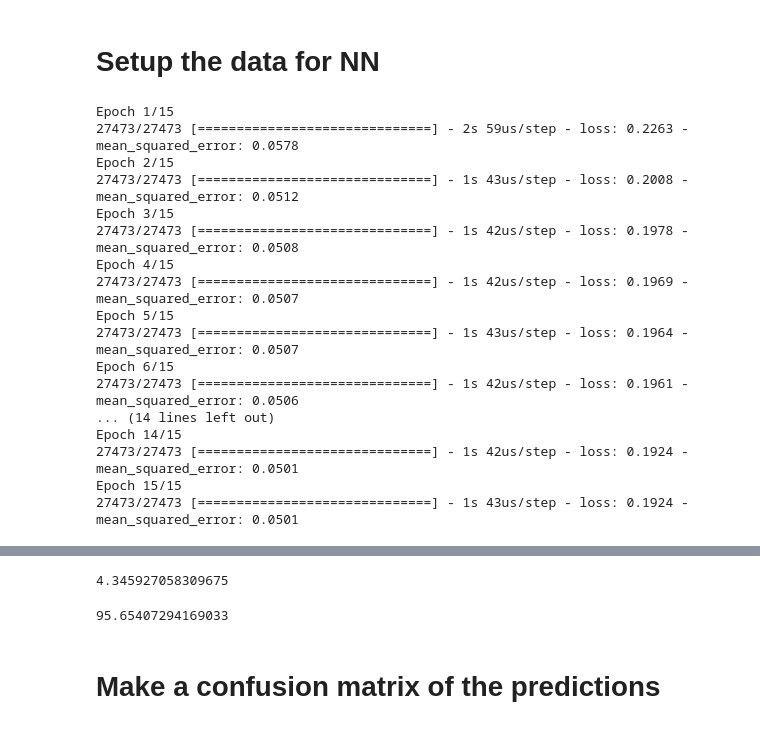
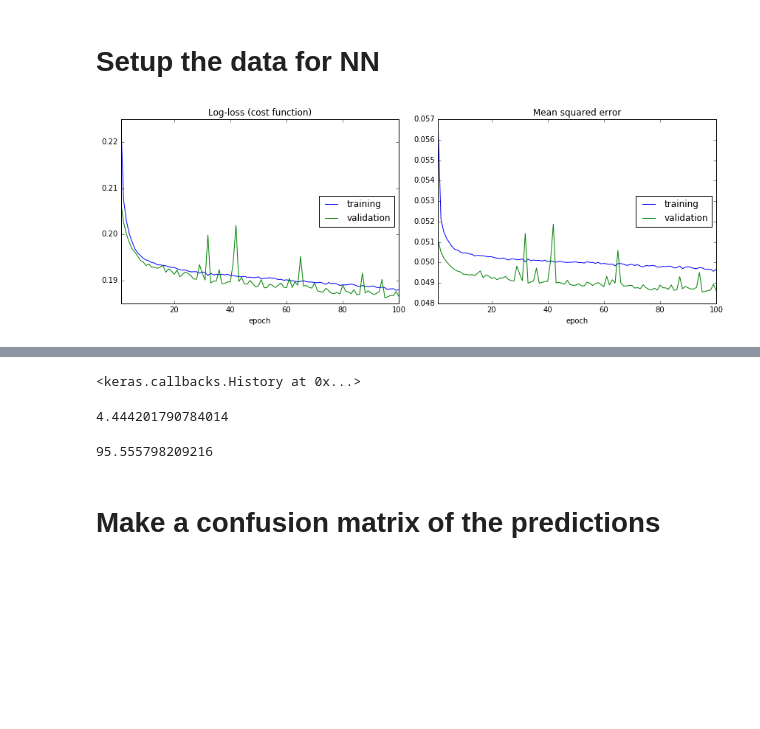
Before and after one commit to richpauloo/neural_net_groundwater, a Jupyter notebook: code/nn.ipynb, the cells around one changed output, grey strips where cells are left out. Saved outputs shown, nothing was run; the diff lists cells and outputs as text; code cells hidden in the pictures; blank space fills up the shorter version.

Commit message:
add sweet plots

```diff
--- a/code/nn.ipynb
+++ b/code/nn.ipynb
@@ -37,7 +34,7 @@ def baseline_model(X_train):
     model.add(Dense(7, activation='relu'))
     model.add(Dense(3, activation='relu'))
     model.add(Dense(1, activation='sigmoid'))
-    model.compile(loss='binary_crossentropy', optimizer='adam', metrics=['mse'])
+    model.compile(loss='binary_crossentropy', optimizer='sgd', metrics=['mse'])
 
     return model
 # %% [markdown]
@@ -60,26 +57,12 @@ X_train = np.array(train_features)
 X_test = np.array(test_features)
 y_train = np.array(train_labels)
 y_test = np.array(test_labels)
-
-# Fit model
-model = baseline_model(X_train)
-model.fit(X_train, y_train, epochs=15,verbose=1)
-predictions = model.predict(X_test)
-# %% [output]
-Epoch 1/15
-27473/27473 [==============================] - 2s 59us/step - loss: 0.2263 - mean_squared_error: 0.0578
-Epoch 2/15
-27473/27473 [==============================] - 1s 43us/step - loss: 0.2008 - mean_squared_error: 0.0512
-Epoch 3/15
-27473/27473 [==============================] - 1s 42us/step - loss: 0.1978 - mean_squared_error: 0.0508
-Epoch 4/15
-27473/27473 [==============================] - 1s 42us/step - loss: 0.1969 - mean_squared_error: 0.0507
-Epoch 5/15
-27473/27473 [==============================] - 1s 43us/step - loss: 0.1964 - mean_squared_error: 0.0507
-Epoch 6/15
-27473/27473 [==============================] - 1s 42us/step - loss: 0.1961 - mean_squared_error: 0.0506
-... (14 lines left out)
-Epoch 14/15
-27473/27473 [==============================] - 1s 42us/step - loss: 0.1924 - mean_squared_error: 0.0501
-Epoch 15/15
-27473/27473 [==============================] - 1s 43us/step - loss: 0.1924 - mean_squared_error: 0.0501
+# %%
+# Visualize loss functions
+plot_callback = PlotLossesKeras()
+
+# Fit model
+model = baseline_model(X_train)
+model.fit(X_train, y_train, validation_data=[test_features,test_labels],epochs=100,verbose=1, callbacks = [plot_callback])
+# %% [output]
+[figure, added]
@@ -86 +70,2 @@ Epoch 15/15
+<keras.callbacks.History at 0x...>
 # %%
@@ -99,12 +86,12 @@ for i in predictions:
 mape = 100. * (np.abs((preds - y_test) / y_test))
 np.mean(mape)
 # %% [output]
-4.345927058309675
+4.444201790784014
 # %%
 accuracy = 100. - np.mean(mape)
 accuracy
 # %% [output]
-95.65407294169033
+95.555798209216
 # %% [markdown]
 # Make a confusion matrix of the predictions
 # %%
```
Also changed, not shown: parts of 4 cells of this notebook.
